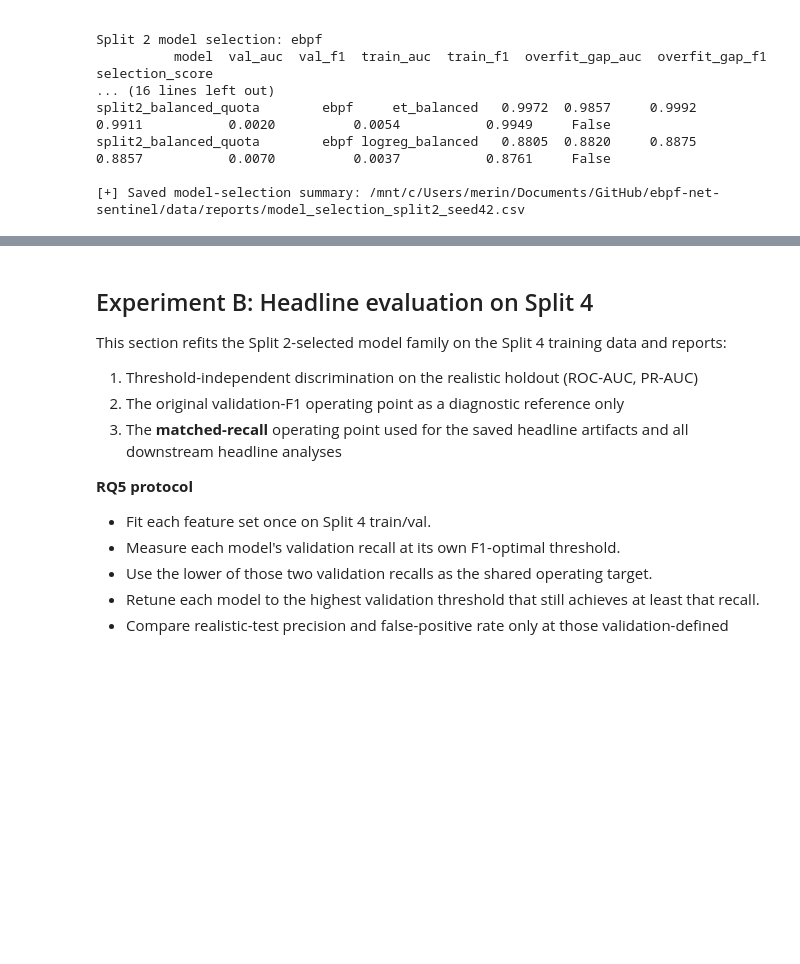
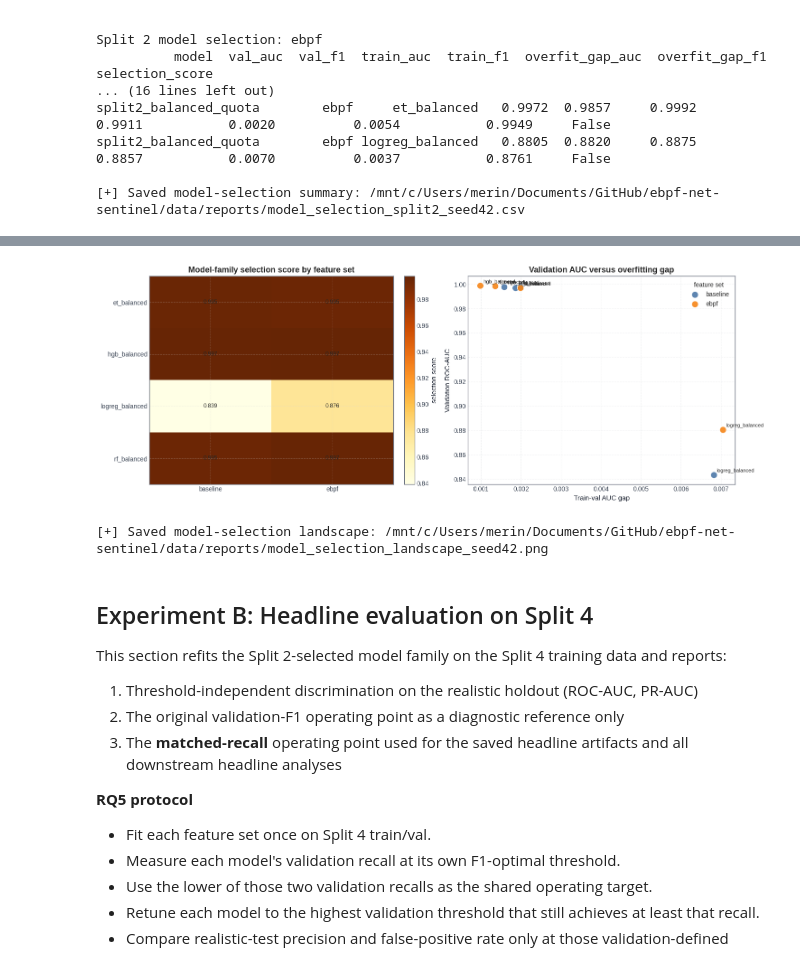
Before and after one commit to merinnnn/ebpf-net-sentinel, a Jupyter notebook: ml/notebooks/01_baseline_vs_ebpf.ipynb, the cells around one changed output, grey strips where cells are left out. Saved outputs shown, nothing was run; the diff lists cells and outputs as text; code cells hidden in the pictures; blank space fills up the shorter version.

Commit message:
update: add plots

```diff
--- a/ml/notebooks/01_baseline_vs_ebpf.ipynb
+++ b/ml/notebooks/01_baseline_vs_ebpf.ipynb
@@ -406,3 +445,47 @@ split2_balanced_quota        ebpf logreg_balanced   0.8805  0.8820     0.8875
+# %%
+if not model_selection_df.empty:
+    rank_plot = model_selection_df.copy()
+    rank_plot['feature_set'] = pd.Categorical(rank_plot['feature_set'], ['baseline', 'ebpf'], ordered=True)
+    rank_plot = rank_plot.sort_values(['feature_set', 'selection_score'], ascending=[True, False]).reset_index(drop=True)
+
+    fig, axes = plt.subplots(1, 2, figsize=(15, 5.5))
+
+    score_pivot = rank_plot.pivot(index='model', columns='feature_set', values='selection_score')
+    im = axes[0].imshow(score_pivot.fillna(np.nan).to_numpy(), cmap='YlOrBr', aspect='auto')
+    axes[0].set_title('Model-family selection score by feature set')
+    axes[0].set_xticks(range(len(score_pivot.columns)))
+    axes[0].set_xticklabels(score_pivot.columns)
+    axes[0].set_yticks(range(len(score_pivot.index)))
+    axes[0].set_yticklabels(score_pivot.index)
+    for i, model_name in enumerate(score_pivot.index):
+        for j, fs_name in enumerate(score_pivot.columns):
+            val = score_pivot.loc[model_name, fs_name]
+            if pd.notna(val):
+                axes[0].text(j, i, f'{val:.3f}', ha='center', va='center', fontsize=9)
+    plt.colorbar(im, ax=axes[0], fraction=0.046, pad=0.04, label='selection score')
+
+    for fs_name, color in [('baseline', BASELINE_COLOR), ('ebpf', EBPF_COLOR)]:
+        subset = rank_plot[rank_plot['feature_set'] == fs_name]
+        axes[1].scatter(
+            subset['overfit_gap_auc'], subset['val_auc'],
+            s=110, color=color, alpha=0.9, label=fs_name,
+            edgecolor='white', linewidth=0.8,
+        )
+        for _, row in subset.iterrows():
+            axes[1].annotate(row['model'], (row['overfit_gap_auc'], row['val_auc']), xytext=(5, 4), textcoords='offset points', fontsize=8)
+    axes[1].set_title('Validation AUC versus overfitting gap')
+    axes[1].set_xlabel('Train-val AUC gap')
+    axes[1].set_ylabel('Validation ROC-AUC')
+    axes[1].legend(title='feature set')
+
+    plt.tight_layout()
+    out = REPORTS_DIR / f'model_selection_landscape_seed{RANDOM_SEED}.png'
+    savefig(fig, out)
+    plt.show()
+    print(f'[+] Saved model-selection landscape: {out}')
+# %% [output]
+[figure, added]
+[+] Saved model-selection landscape: /mnt/c/Users/merin/Documents/GitHub/ebpf-net-sentinel/data/reports/model_selection_landscape_seed42.png
 # %% [markdown]
 ## Experiment B: Headline evaluation on Split 4
 
```
Also changed, not shown: parts of 8 cells of this notebook.
